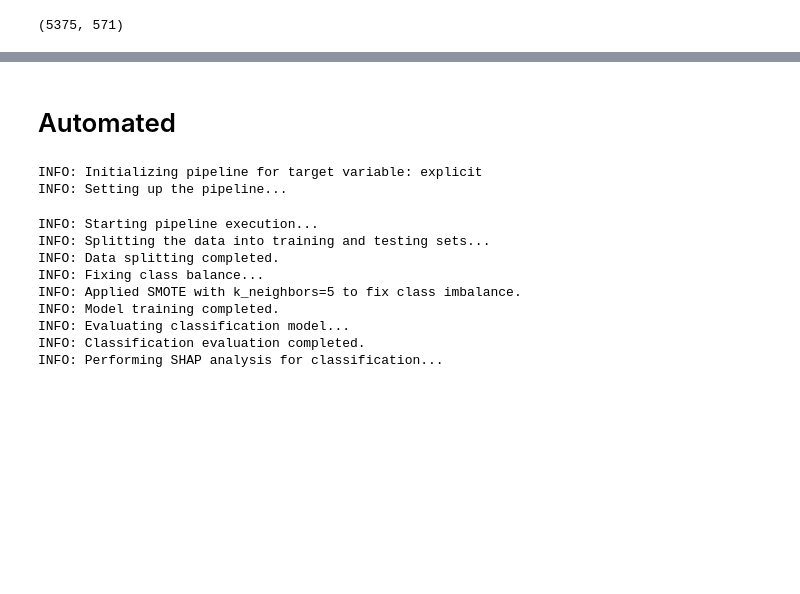
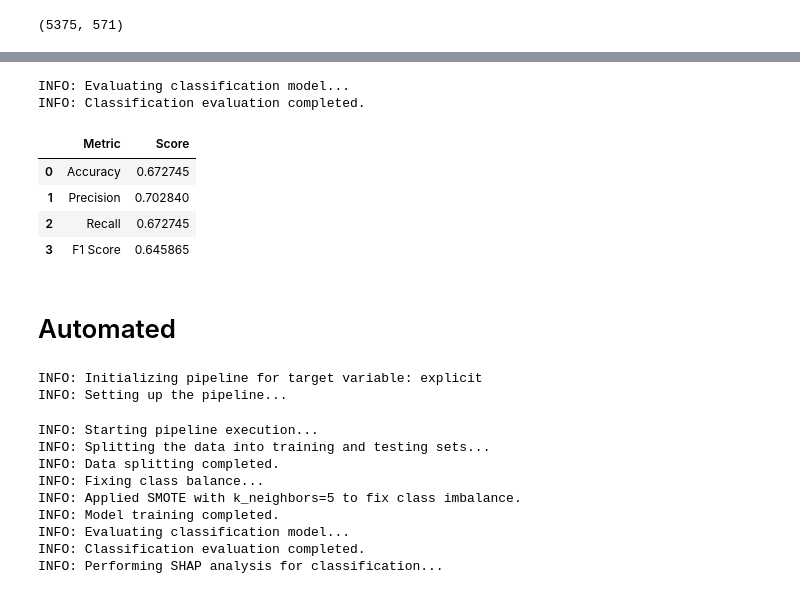
Before and after one commit to KrystianPielat/songs_analysis, a Jupyter notebook: oo.ipynb, the cells around one changed output, grey strips where cells are left out. Saved outputs shown, nothing was run; the diff lists cells and outputs as text; code cells hidden in the pictures; blank space fills up the shorter version.

```diff
--- a/oo.ipynb
+++ b/oo.ipynb
@@ -79,0 +103,8 @@ INFO: Classification evaluation completed.
+# %%
+target = 'genre'
+cat_features = [ f for f in cat_features if f != target ]
+num_features = [ f for f in num_features if f != target ]
+# %%
+# model = ClassificationPipeline(df, target_column=target, num_features=num_features, cat_features=cat_features)
+model = ClassificationPipeline(df.dropna(subset=['genre']), target_column=target, num_features=num_features, cat_features=cat_features)
+model.get_classification_pipeline()
@@ -79,0 +132,3 @@ INFO: Classification evaluation completed.
+# %%
+%%time
+model.run_pipeline(f'dashboard/results/{target}')
@@ -79,0 +155,10 @@ INFO: Classification evaluation completed.
+# %%
+model.evaluate_model()
+# %% [output]
+INFO: Evaluating classification model...
+INFO: Classification evaluation completed.
+|  | Metric | Score |
+| 0 | Accuracy | 0.672745 |
+| 1 | Precision | 0.702840 |
+| 2 | Recall | 0.672745 |
+| 3 | F1 Score | 0.645865 |
```
Also changed, not shown: parts of 17 cells of this notebook, 2 other files.
